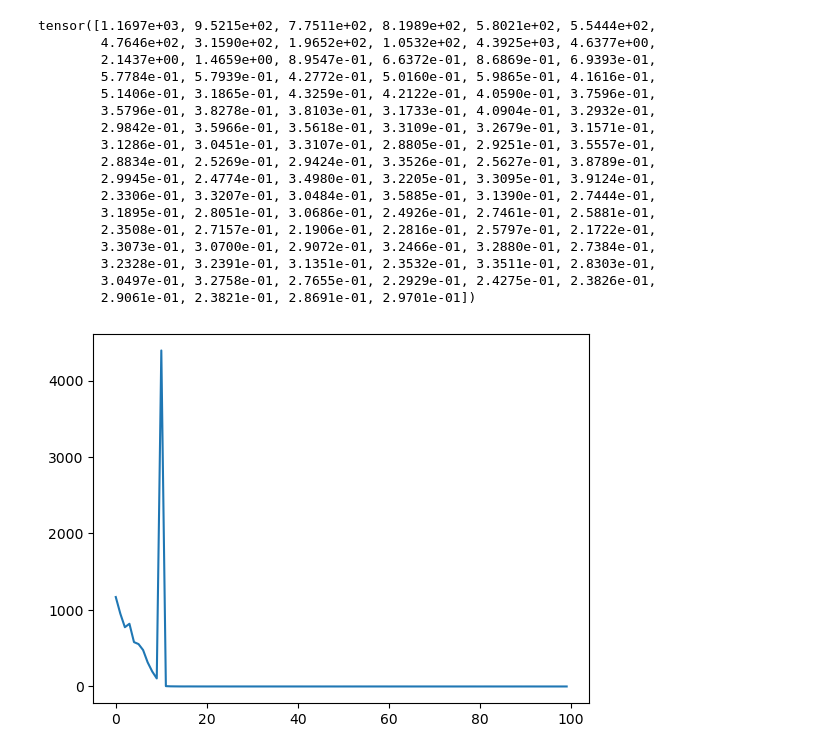
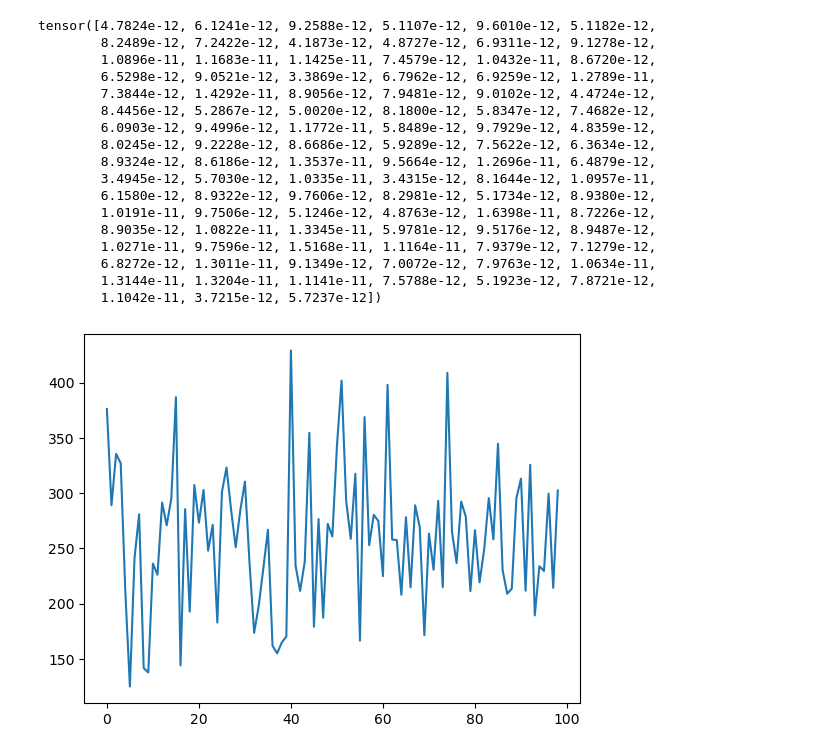
Before and after one commit to in-context-learning-2024/in-context, a Jupyter notebook: src/eval.ipynb, the cells around one changed output. Cells and saved outputs as stored; diff of their text form; code cells hidden in the pictures.

Commit message:
Implementation of evaluation at previously seen points

```diff
--- a/src/eval.ipynb
+++ b/src/eval.ipynb
@@ -12,11 +12,11 @@ from torch import nn
 
 from torch import normal
 # %%
-m = Normal(torch.zeros((128, 100, 10)), torch.ones((128, 100 ,10))) #batch size, sequence_length, x_dim
+m = Normal(torch.zeros((64, 100, 3)), torch.ones((64, 100 ,3))) #batch size, sequence_length, x_dim
 
 error=SquaredError(function_class=LinearRegression(m))
 
-evals=error.NoisyYDistribution([LeastSquaresModel(), ZeroModel()], lambda x: x+Normal(torch.zeros(128, 100), 0.5*torch.ones(128, 100)).sample())
+evals=error.evaluateAtSeenPoints([LeastSquaresModel(), ZeroModel()])
 
 print(evals[0].keys())
 
@@ -26,27 +42,27 @@ AttributeError: 'dict' object has no attribute 'norm'
 # %%
 import matplotlib.pyplot as plt
 
-plt.plot(evals[0]['accuracy_OLS_driver=None'])
+plt.plot(evals[0]['accuracy_zero_model'])
 
 print(evals[0]["accuracy_OLS_driver=None"])
 
 plt.show()
 # %% [output]
-tensor([1.1697e+03, 9.5215e+02, 7.7511e+02, 8.1989e+02, 5.8021e+02, 5.5444e+02,
-        4.7646e+02, 3.1590e+02, 1.9652e+02, 1.0532e+02, 4.3925e+03, 4.6377e+00,
-        2.1437e+00, 1.4659e+00, 8.9547e-01, 6.6372e-01, 8.6869e-01, 6.9393e-01,
-        5.7784e-01, 5.7939e-01, 4.2772e-01, 5.0160e-01, 5.9865e-01, 4.1616e-01,
-        5.1406e-01, 3.1865e-01, 4.3259e-01, 4.2122e-01, 4.0590e-01, 3.7596e-01,
-        3.5796e-01, 3.8278e-01, 3.8103e-01, 3.1733e-01, 4.0904e-01, 3.2932e-01,
-        2.9842e-01, 3.5966e-01, 3.5618e-01, 3.3109e-01, 3.2679e-01, 3.1571e-01,
-        3.1286e-01, 3.0451e-01, 3.3107e-01, 2.8805e-01, 2.9251e-01, 3.5557e-01,
-        2.8834e-01, 2.5269e-01, 2.9424e-01, 3.3526e-01, 2.5627e-01, 3.8789e-01,
-        2.9945e-01, 2.4774e-01, 3.4980e-01, 3.2205e-01, 3.3095e-01, 3.9124e-01,
-        2.3306e-01, 3.3207e-01, 3.0484e-01, 3.5885e-01, 3.1390e-01, 2.7444e-01,
-        3.1895e-01, 2.8051e-01, 3.0686e-01, 2.4926e-01, 2.7461e-01, 2.5881e-01,
-        2.3508e-01, 2.7157e-01, 2.1906e-01, 2.2816e-01, 2.5797e-01, 2.1722e-01,
-        3.3073e-01, 3.0700e-01, 2.9072e-01, 3.2466e-01, 3.2880e-01, 2.7384e-01,
-        3.2328e-01, 3.2391e-01, 3.1351e-01, 2.3532e-01, 3.3511e-01, 2.8303e-01,
-        3.0497e-01, 3.2758e-01, 2.7655e-01, 2.2929e-01, 2.4275e-01, 2.3826e-01,
-        2.9061e-01, 2.3821e-01, 2.8691e-01, 2.9701e-01])
+tensor([4.7824e-12, 6.1241e-12, 9.2588e-12, 5.1107e-12, 9.6010e-12, 5.1182e-12,
+        8.2489e-12, 7.2422e-12, 4.1873e-12, 4.8727e-12, 6.9311e-12, 9.1278e-12,
+        1.0896e-11, 1.1683e-11, 1.1425e-11, 7.4579e-12, 1.0432e-11, 8.6720e-12,
+        6.5298e-12, 9.0521e-12, 3.3869e-12, 6.7962e-12, 6.9259e-12, 1.2789e-11,
+        7.3844e-12, 1.4292e-11, 8.9056e-12, 7.9481e-12, 9.0102e-12, 4.4724e-12,
+        8.4456e-12, 5.2867e-12, 5.0020e-12, 8.1800e-12, 5.8347e-12, 7.4682e-12,
+        6.0903e-12, 9.4996e-12, 1.1772e-11, 5.8489e-12, 9.7929e-12, 4.8359e-12,
+        8.0245e-12, 9.2228e-12, 8.6686e-12, 5.9289e-12, 7.5622e-12, 6.3634e-12,
+        8.9324e-12, 8.6186e-12, 1.3537e-11, 9.5664e-12, 1.2696e-11, 6.4879e-12,
+        3.4945e-12, 5.7030e-12, 1.0335e-11, 3.4315e-12, 8.1644e-12, 1.0957e-11,
+        6.1580e-12, 8.9322e-12, 9.7606e-12, 8.2981e-12, 5.1734e-12, 8.9380e-12,
+        1.0191e-11, 9.7506e-12, 5.1246e-12, 4.8763e-12, 1.6398e-11, 8.7226e-12,
+        8.9035e-12, 1.0822e-11, 1.3345e-11, 5.9781e-12, 9.5176e-12, 8.9487e-12,
+        1.0271e-11, 9.7596e-12, 1.5168e-11, 1.1164e-11, 7.9379e-12, 7.1279e-12,
+        6.8272e-12, 1.3011e-11, 9.1349e-12, 7.0072e-12, 7.9763e-12, 1.0634e-11,
+        1.3144e-11, 1.3204e-11, 1.1141e-11, 7.5788e-12, 5.1923e-12, 7.8721e-12,
+        1.1042e-11, 3.7215e-12, 5.7237e-12])
-[figure, old version]
+[figure, new version]
```
Also changed, not shown: parts of 1 cell of this notebook, 1 other file.
